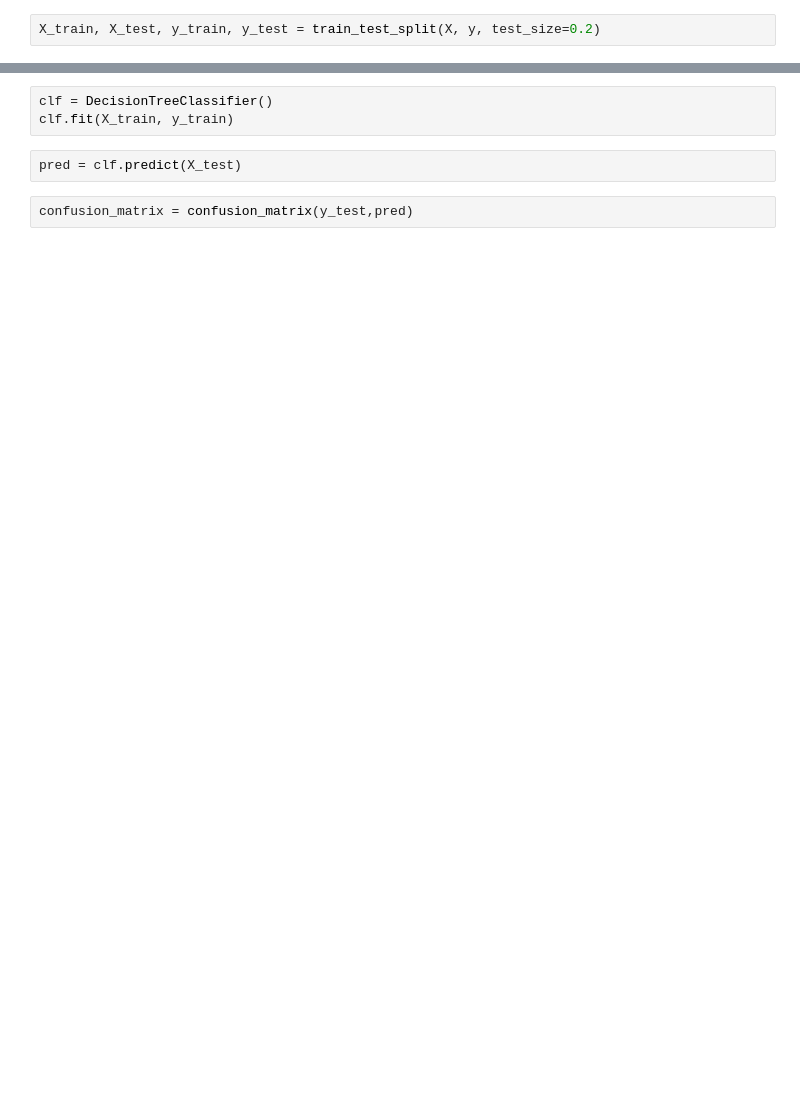
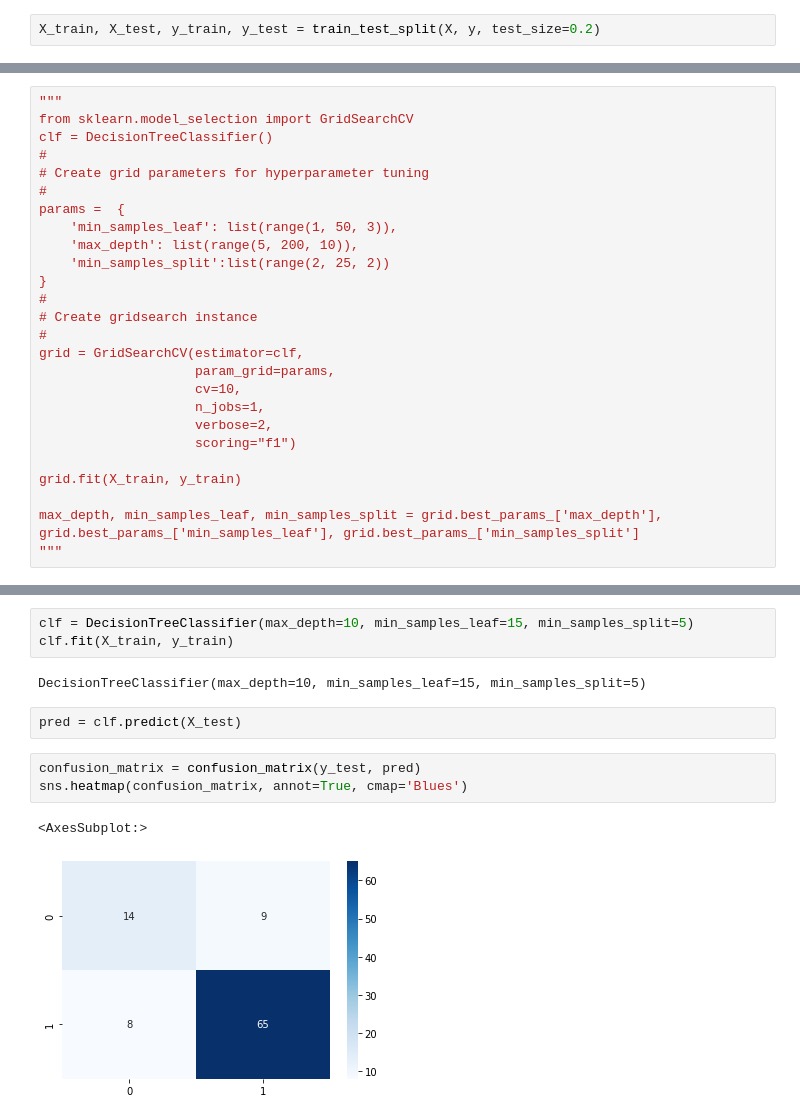
Before and after one commit to dwkula/cart-systemy, a Jupyter notebook: cart.ipynb, the cells around one changed output, grey strips where cells are left out. Cells and saved outputs as stored; diff of their text form; blank space fills up the shorter version.

```diff
--- a/cart.ipynb
+++ b/cart.ipynb
@@ -41,0 +142,26 @@ from sklearn.metrics import classification_report
+# %%
+"""
+from sklearn.model_selection import GridSearchCV
+clf = DecisionTreeClassifier()
+#
+# Create grid parameters for hyperparameter tuning
+#
+params =  {
+    'min_samples_leaf': list(range(1, 50, 3)),
+    'max_depth': list(range(5, 200, 10)),
+    'min_samples_split':list(range(2, 25, 2))
+}
+#
+# Create gridsearch instance
+#
+grid = GridSearchCV(estimator=clf,
+                    param_grid=params,
+                    cv=10,
+                    n_jobs=1,
+                    verbose=2,
+                    scoring="f1")
+
+grid.fit(X_train, y_train)
+
+max_depth, min_samples_leaf, min_samples_split = grid.best_params_['max_depth'], grid.best_params_['min_samples_leaf'], grid.best_params_['min_samples_split']
+"""
@@ -42,8 +179,14 @@ from sklearn.metrics import classification_report
 # %%
-clf = DecisionTreeClassifier()
+clf = DecisionTreeClassifier(max_depth=10, min_samples_leaf=15, min_samples_split=5)
 clf.fit(X_train, y_train)
+# %% [output]
+DecisionTreeClassifier(max_depth=10, min_samples_leaf=15, min_samples_split=5)
 # %%
 pred = clf.predict(X_test)
 # %%
-confusion_matrix = confusion_matrix(y_test,pred)
+confusion_matrix = confusion_matrix(y_test, pred)
+sns.heatmap(confusion_matrix, annot=True, cmap='Blues')
+# %% [output]
+<AxesSubplot:>
+[figure, added]
 # %%
```
Also changed, not shown: parts of 19 cells of this notebook, 3 other files.
